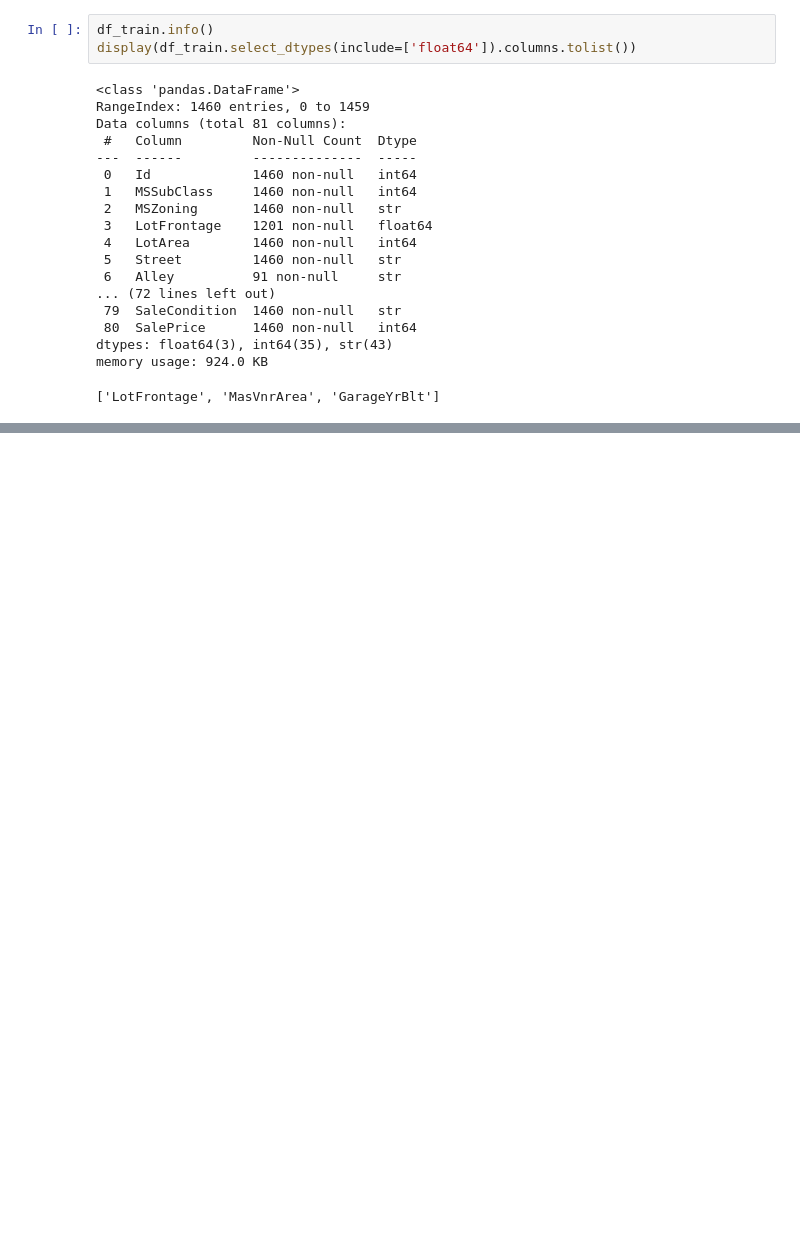
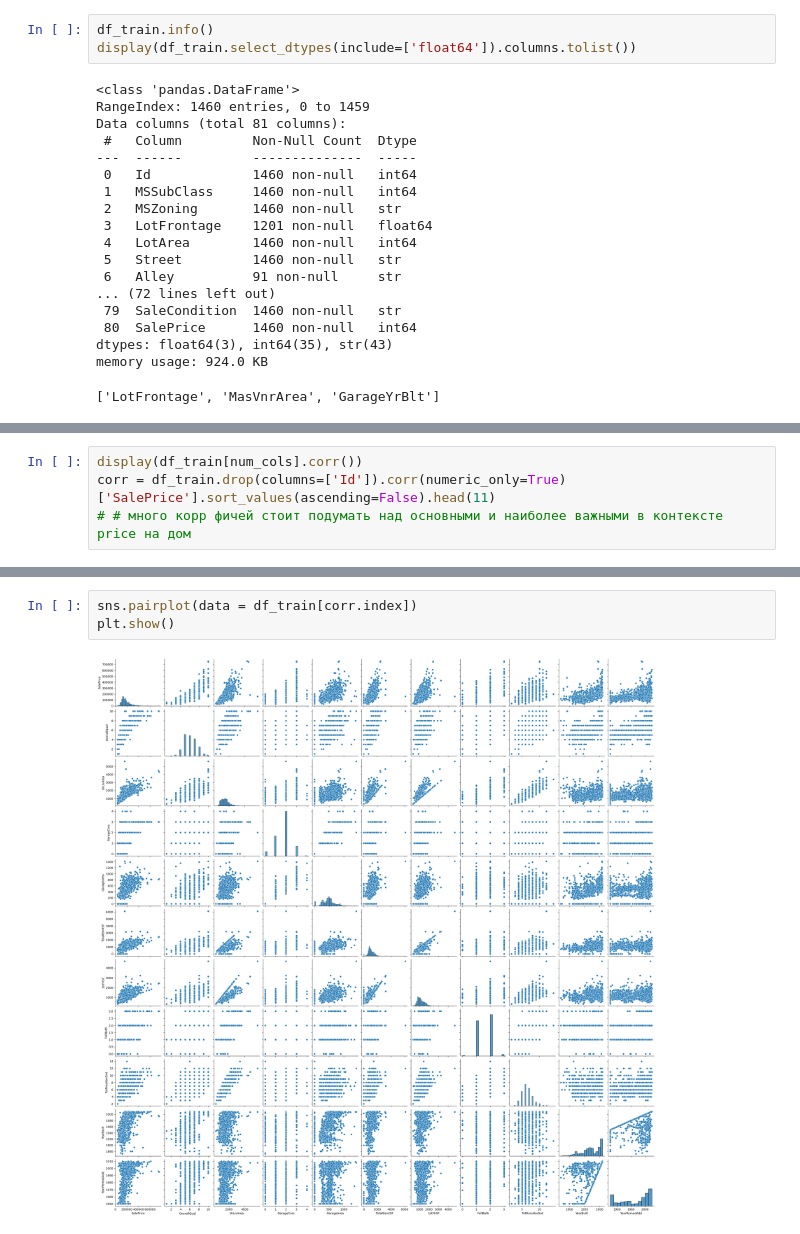
Before and after one commit to Eclipse-Dirol/project, a Jupyter notebook: House prices/EDA.ipynb, the cells around one changed output, grey strips where cells are left out. Drawn from its saved outputs; the diff is of its cells as text; blank space fills up the shorter version.

```diff
--- a/House prices/EDA.ipynb
+++ b/House prices/EDA.ipynb
@@ -104,0 +114,4 @@ dtype: int64
+# %%
+display(df_train[num_cols].corr())
+corr = df_train.drop(columns=['Id']).corr(numeric_only=True)['SalePrice'].sort_values(ascending=False).head(11)
+# # много корр фичей стоит подумать над основными и наиболее важными в контексте price на дом
@@ -104,0 +137,5 @@ dtype: int64
+# %%
+sns.pairplot(data = df_train[corr.index])
+plt.show()
+# %% [output]
+[figure, added]
```
Also changed, not shown: parts of 8 cells of this notebook, 7 other files.
